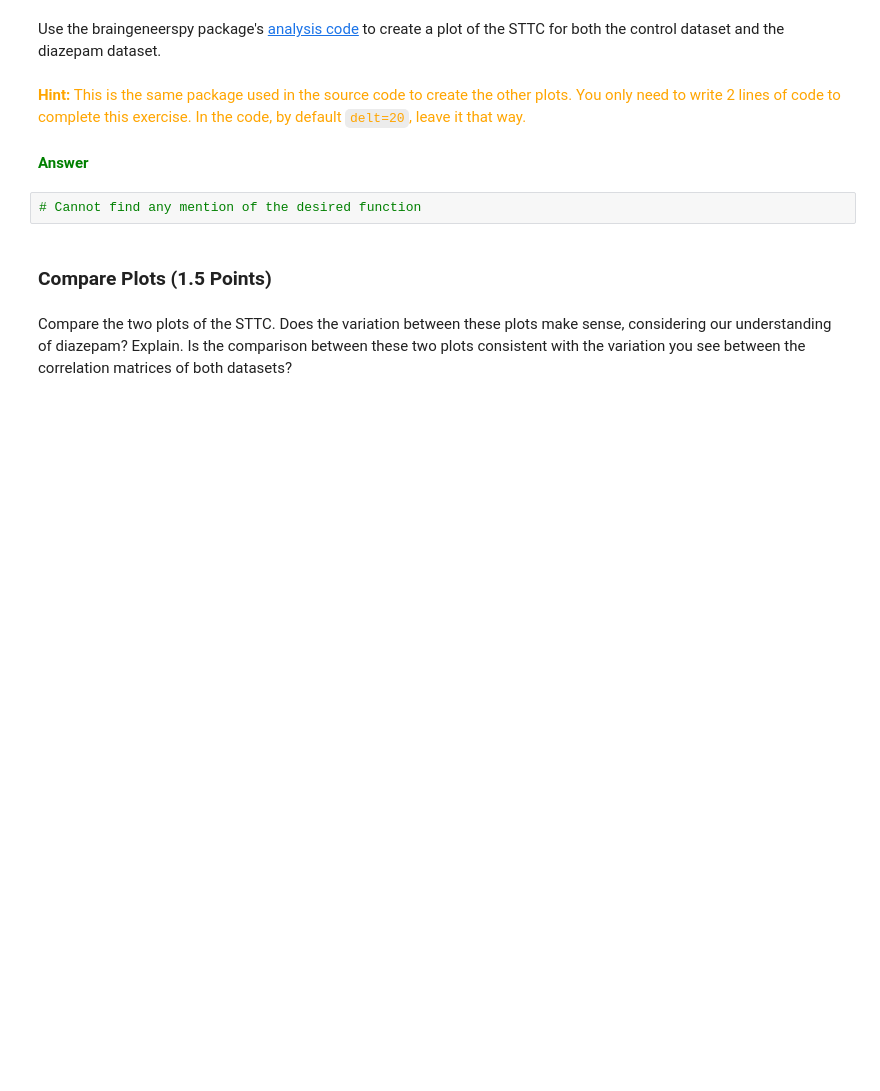
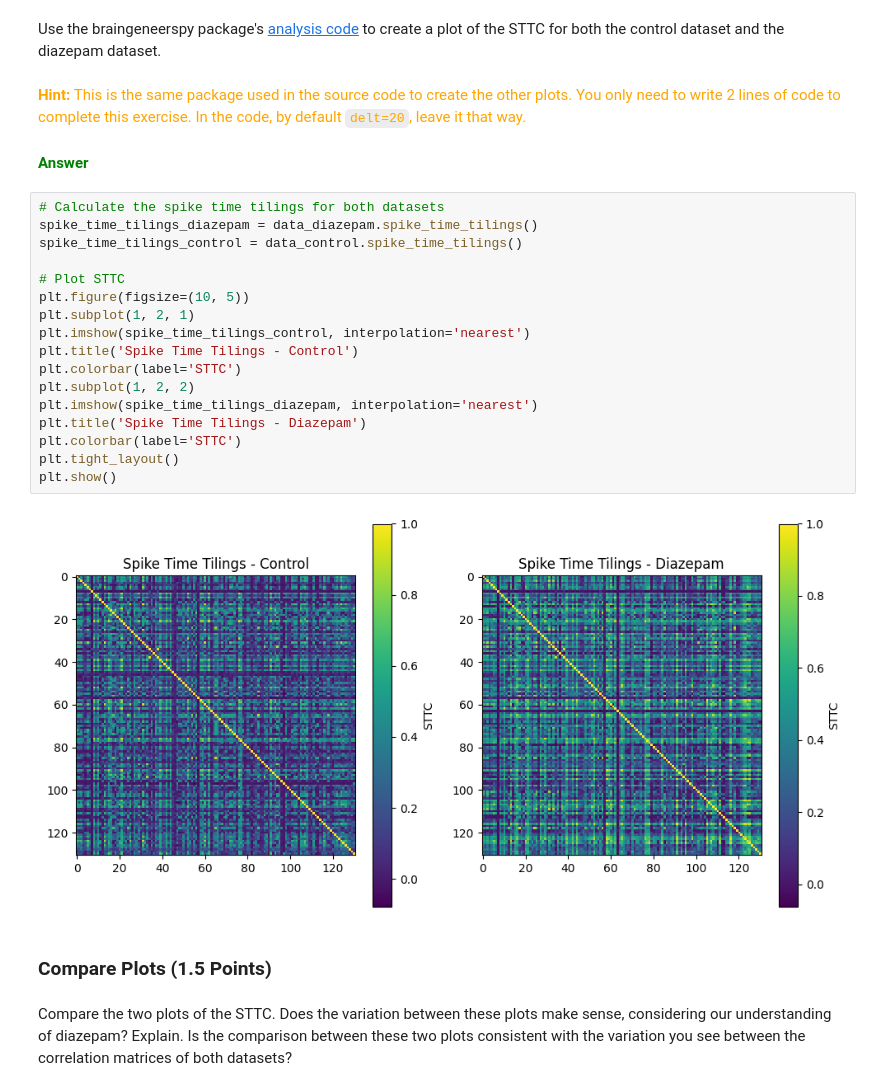
Before and after one commit to Braingeneers-Education/bme-118-2025-introduction-to-electrophysiology-mclui0, a Jupyter notebook: electrophysiology_introduction.ipynb, the cells around one changed output. Cells and saved outputs as stored; diff of their text form; blank space fills up the shorter version.

Commit message:
Finishing STTC section

```diff
--- a/electrophysiology_introduction.ipynb
+++ b/electrophysiology_introduction.ipynb
@@ -395,7 +407,24 @@ Use the braingeneerspy package's [analysis code](https://github.com/braingeneers
 # %% [markdown]
 <font color="green"><b>Answer
 # %%
-# Cannot find any mention of the desired function
+# Calculate the spike time tilings for both datasets
+spike_time_tilings_diazepam = data_diazepam.spike_time_tilings()
+spike_time_tilings_control = data_control.spike_time_tilings()
+
+# Plot STTC
+plt.figure(figsize=(10, 5))
+plt.subplot(1, 2, 1)
+plt.imshow(spike_time_tilings_control, interpolation='nearest')
+plt.title('Spike Time Tilings - Control')
+plt.colorbar(label='STTC')
+plt.subplot(1, 2, 2)
+plt.imshow(spike_time_tilings_diazepam, interpolation='nearest')
+plt.title('Spike Time Tilings - Diazepam')
+plt.colorbar(label='STTC')
+plt.tight_layout()
+plt.show()
+# %% [output]
+[figure, added]
 # %% [markdown]
 ### Compare Plots (1.5 Points)
 # %% [markdown]
```
Also changed, not shown: parts of 9 cells of this notebook.
